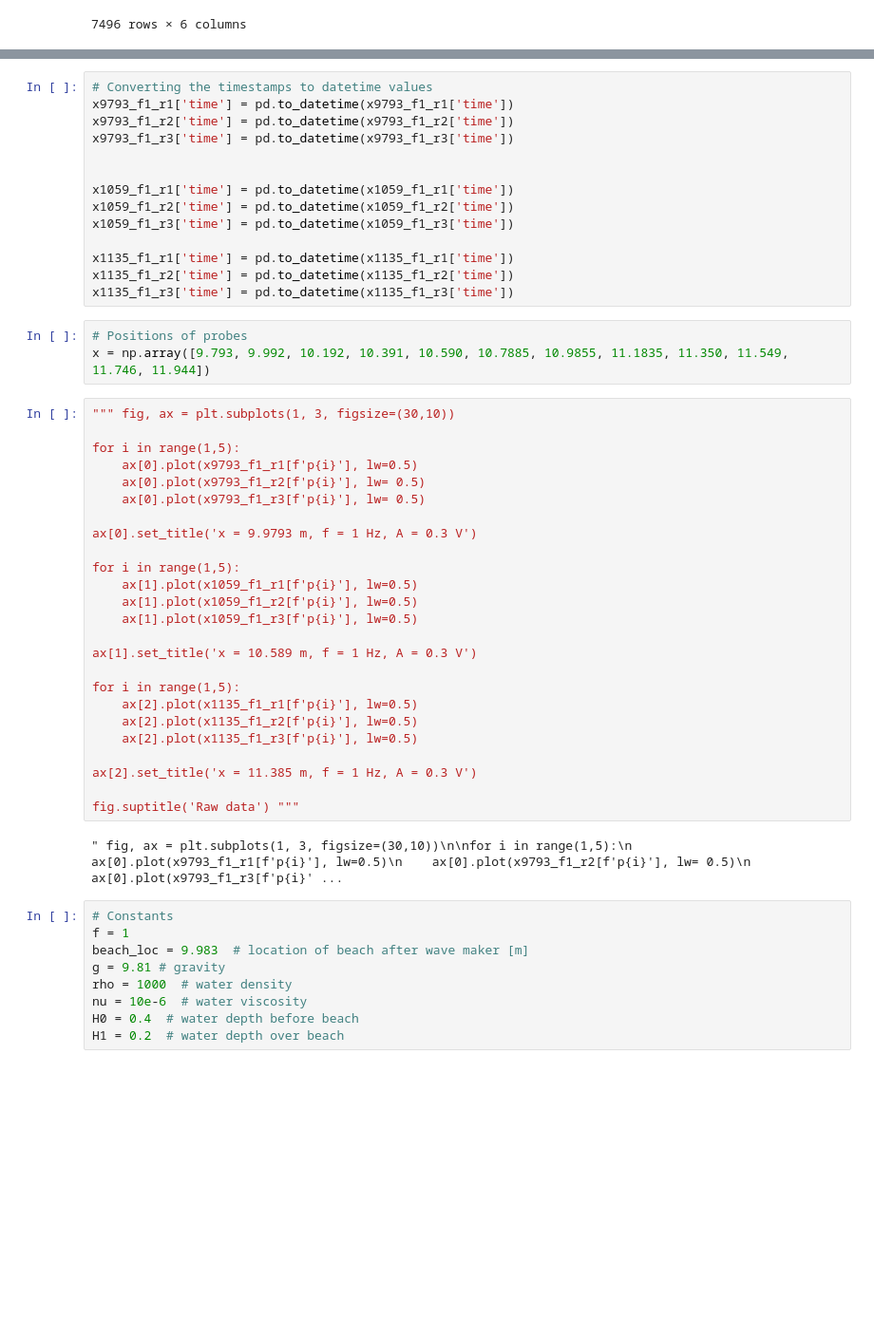
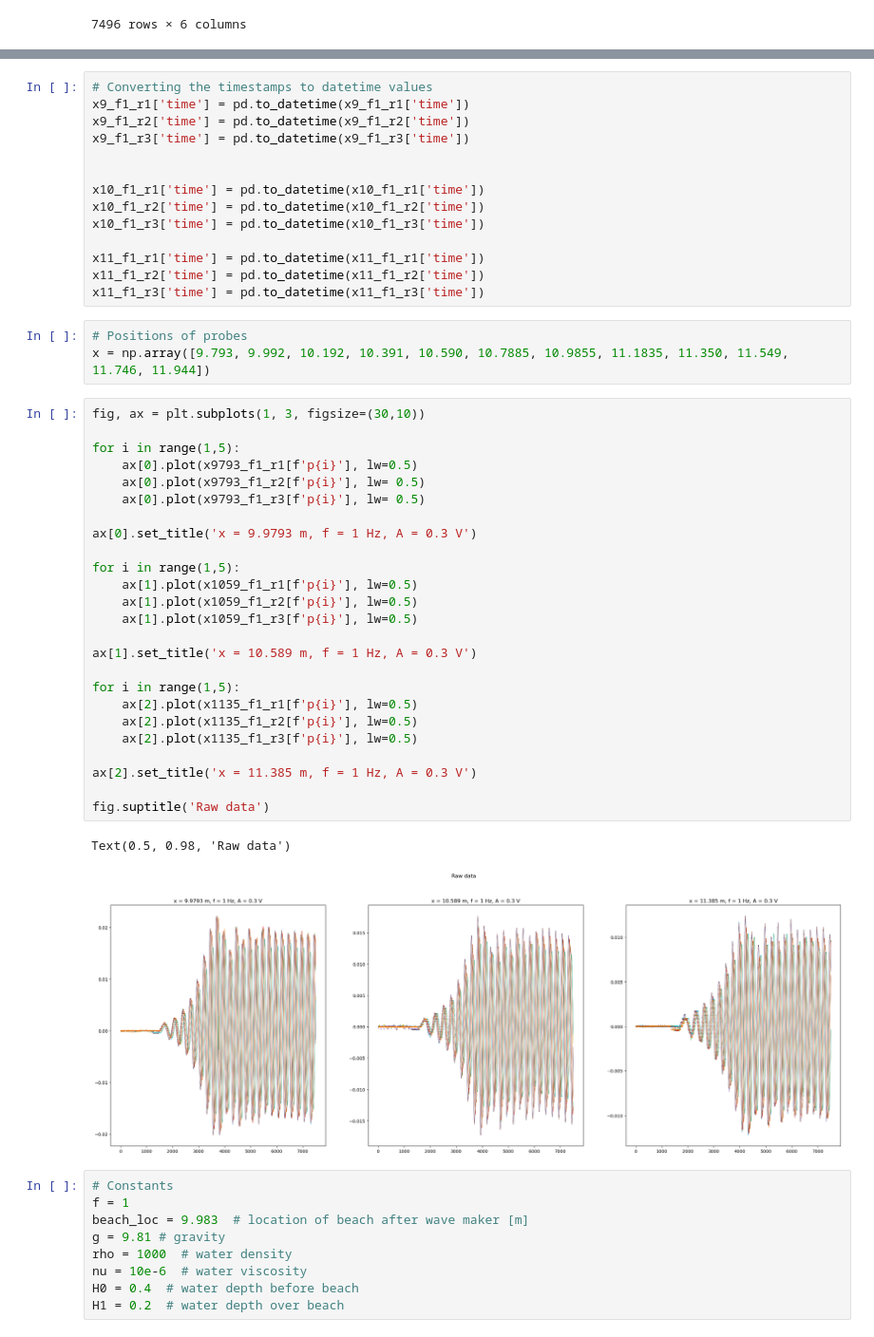
Before and after one commit to Maxime-Leclerc31/Lab-Experiments-program, a Jupyter notebook: Damping_KjerstisVersion/Lab_260325.ipynb, the cells around one changed output, grey strips where cells are left out. Shown at 95% size. Cells and saved outputs as stored; diff of their text form; blank space fills up the shorter version.

```diff
--- a/Damping_KjerstisVersion/Lab_260325.ipynb
+++ b/Damping_KjerstisVersion/Lab_260325.ipynb
@@ -51,47 +72,48 @@ x9793_f1_r1
 # %%
 # Converting the timestamps to datetime values
-x9793_f1_r1['time'] = pd.to_datetime(x9793_f1_r1['time'])
-x9793_f1_r2['time'] = pd.to_datetime(x9793_f1_r2['time'])
-x9793_f1_r3['time'] = pd.to_datetime(x9793_f1_r3['time'])
+x9_f1_r1['time'] = pd.to_datetime(x9_f1_r1['time'])
+x9_f1_r2['time'] = pd.to_datetime(x9_f1_r2['time'])
+x9_f1_r3['time'] = pd.to_datetime(x9_f1_r3['time'])
 
 
-x1059_f1_r1['time'] = pd.to_datetime(x1059_f1_r1['time'])
-x1059_f1_r2['time'] = pd.to_datetime(x1059_f1_r2['time'])
-x1059_f1_r3['time'] = pd.to_datetime(x1059_f1_r3['time'])
+x10_f1_r1['time'] = pd.to_datetime(x10_f1_r1['time'])
+x10_f1_r2['time'] = pd.to_datetime(x10_f1_r2['time'])
+x10_f1_r3['time'] = pd.to_datetime(x10_f1_r3['time'])
 
-x1135_f1_r1['time'] = pd.to_datetime(x1135_f1_r1['time'])
-x1135_f1_r2['time'] = pd.to_datetime(x1135_f1_r2['time'])
-x1135_f1_r3['time'] = pd.to_datetime(x1135_f1_r3['time'])
+x11_f1_r1['time'] = pd.to_datetime(x11_f1_r1['time'])
+x11_f1_r2['time'] = pd.to_datetime(x11_f1_r2['time'])
+x11_f1_r3['time'] = pd.to_datetime(x11_f1_r3['time'])
 # %%
 # Positions of probes
 x = np.array([9.793, 9.992, 10.192, 10.391, 10.590, 10.7885, 10.9855, 11.1835, 11.350, 11.549, 11.746, 11.944])
 # %%
-""" fig, ax = plt.subplots(1, 3, figsize=(30,10))
+fig, ax = plt.subplots(1, 3, figsize=(30,10))
 
 for i in range(1,5):
     ax[0].plot(x9793_f1_r1[f'p{i}'], lw=0.5)
     ax[0].plot(x9793_f1_r2[f'p{i}'], lw= 0.5)
     ax[0].plot(x9793_f1_r3[f'p{i}'], lw= 0.5)
 
 ax[0].set_title('x = 9.9793 m, f = 1 Hz, A = 0.3 V')
 
 for i in range(1,5):
     ax[1].plot(x1059_f1_r1[f'p{i}'], lw=0.5)
     ax[1].plot(x1059_f1_r2[f'p{i}'], lw=0.5)
     ax[1].plot(x1059_f1_r3[f'p{i}'], lw=0.5)
 
 ax[1].set_title('x = 10.589 m, f = 1 Hz, A = 0.3 V')
 
 for i in range(1,5):
     ax[2].plot(x1135_f1_r1[f'p{i}'], lw=0.5)
     ax[2].plot(x1135_f1_r2[f'p{i}'], lw=0.5)
     ax[2].plot(x1135_f1_r3[f'p{i}'], lw=0.5)
 
 ax[2].set_title('x = 11.385 m, f = 1 Hz, A = 0.3 V')
 
-fig.suptitle('Raw data') """
+fig.suptitle('Raw data')
 # %% [output]
-" fig, ax = plt.subplots(1, 3, figsize=(30,10))\n\nfor i in range(1,5):\n    ax[0].plot(x9793_f1_r1[f'p{i}'], lw=0.5)\n    ax[0].plot(x9793_f1_r2[f'p{i}'], lw= 0.5)\n    ax[0].plot(x9793_f1_r3[f'p{i}' ...
+Text(0.5, 0.98, 'Raw data')
+[figure, added]
 # %%
 # Constants
 f = 1
```
Also changed, not shown: parts of 15 cells of this notebook.
